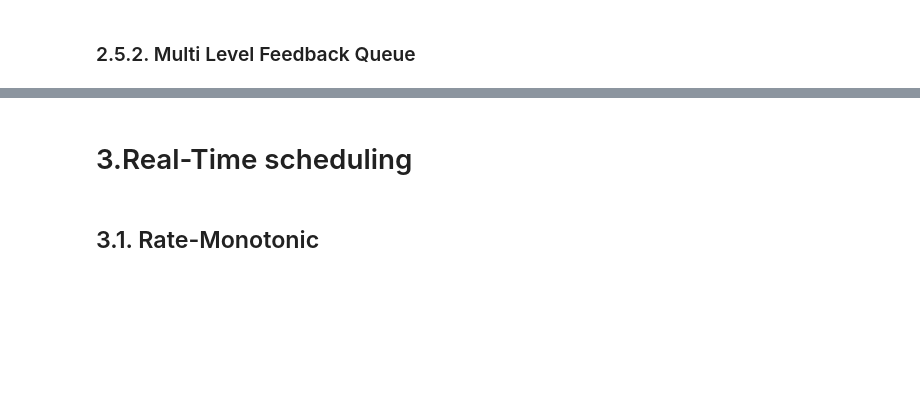
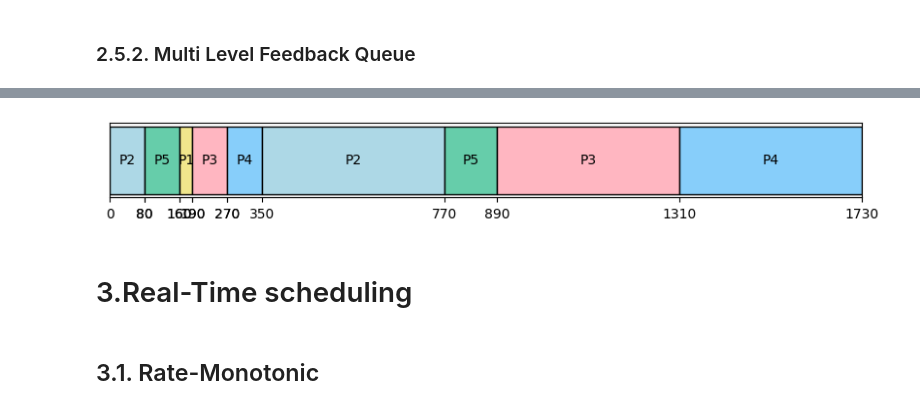
Before and after one commit to jiho264/2023os, a Jupyter notebook: homework01/homework01 copy.ipynb, the cells around one changed output, grey strips where cells are left out. Drawn from its saved outputs; the diff is of its cells as text; code cells hidden in the pictures; blank space fills up the shorter version.

```diff
--- a/homework01/homework01 copy.ipynb
+++ b/homework01/homework01 copy.ipynb
@@ -1051,0 +885,84 @@ Multi_level_feedback_queue(_list)
+# %%
+def is_empty_list(_levels):
+    is_empty = True
+    for i in range(len(_levels)):
+        if _levels[i]:
+            is_empty = False
+            break
+    return is_empty
+
+def Multi_level_feedback_queue(_list):
+    _order = []
+
+    _list = sorted(_list, key=lambda x: x['Arrival_time'])
+
+    # 각 quantum 8, 16, FCFO
+    _levels = [[],[],[]]
+    _LEVEL_1_QUANTUM_TIME_ = 80
+    _LEVEL_2_QUANTUM_TIME_ = 160
+    #####################################################################
+    # 우선순위 기반 큐 간 스케쥴링
+    for _now_time in range(_MAX_TIME_LENGTH_):
+        # 만약 모든 Burst_time 합이 0이면 모든 작업이 종료된 것
+        # # 다만 마지막 작업 추가했을 때와, _now_time간 오차있음.
+        if (is_complete(_list) == True):
+            _order.append([_NON_PROCESS_, _ALL_JOB_IS_DONE_])
+            break
+        # 현재 시간에 도착해있는 작업들 리스트업
+        for _process in _list:
+            if (_process['Arrival_time'] == _now_time):
+                _levels[0].append(_process)
+                _levels[0][-1]['Priority'] = _LEVEL_1_QUANTUM_TIME_
+        ###############################################################
+        # 하나도 도착 안 했으면 >> wait
+
+        if (is_empty_list(_levels) == True):
+            _order.append([_NON_PROCESS_, 1])
+
+        # 기본 세팅 끝. 이하 levels 존재 가정함.
+        else:
+            ###########################
+            ### 비진 않았는데, 1단계에 없는 경우
+            # 2 > 1
+            if(_levels[0]==[] and _levels[1] != []):
+                # 이미 level2큐 다녀왔을때엔 선입선출 해줌
+                if (_levels[1][0]['Priority'] == _LEVEL_2_QUANTUM_TIME_):
+                    _levels[1][0]['Priority'] = _levels[1][0]['Burst_time']
+                # 처음 올라온거면 level2 제한시간 줌
+                else:
+                    _levels[1][0]['Priority'] = _LEVEL_2_QUANTUM_TIME_
+                _levels[0].append(_levels[1].pop(0))
+            # 3 > 2 // 선입선출 : 자기 남은 실행시간 다 제공해줌
+            elif (_levels[0] == [] and _levels[1] == [] and _levels[2] != []):
+                _levels[2][0]['Priority'] = _levels[2][0]['Burst_time']
+                _levels[1].append(_levels[2].pop(0))
+                # 마찬가지로 2 > 1은 두 배 시간 줌
+                if (_levels[0] == [] and _levels[1] != []):
+                    _levels[0].append(_levels[1].pop(0))
+                    # 잔여 burst time 이미 배정되어있음.
+            ###########################
+            ######## 1단계에 존재하는 경우
+            _now_process = _levels[0][0]
+            # 배정받은 러닝타임 있는 동안 실행
+            if (_now_process['Priority'] > 0):
+                # 할당 시간 오더에 추가하고
+                _order.append([_now_process['Num'], 1])
+                # 일단 시간 줄이고 다음 큐에 대입
+                _now_process['Burst_time'] -= 1
+                _now_process['Priority'] -= 1
+            # 빈 프로세서 발견하면 다 치워버리고 카운터 초기화
+            if (_now_process['Burst_time'] == 0):
+                _levels[0].pop(0)
+            # 아래 elif는, 잔여시간 0이상이고, 배정시간 끝난 경우
+            elif (_now_process['Priority'] == 0):
+                # 한 단계 널널한 시간줌.
+                _levels[0][0]['Priority'] = _LEVEL_2_QUANTUM_TIME_
+                _levels[1].append(_levels[0].pop(0))
+            print(_now_time, _now_process['Priority'], _levels)
+
+    _order = order_zip(_order)
+    draw(_order, True)
+
+_list = copy.deepcopy(_DATA_)
+Multi_level_feedback_queue(_list)
+# %% [output]
@@ -1052,3 +986,4 @@ Multi_level_feedback_queue(_list)
+[figure, added]
 # %% [markdown]
 # 3.Real-Time scheduling
 # %% [markdown]
```
Also changed, not shown: parts of 11 cells of this notebook, 1 other file.
